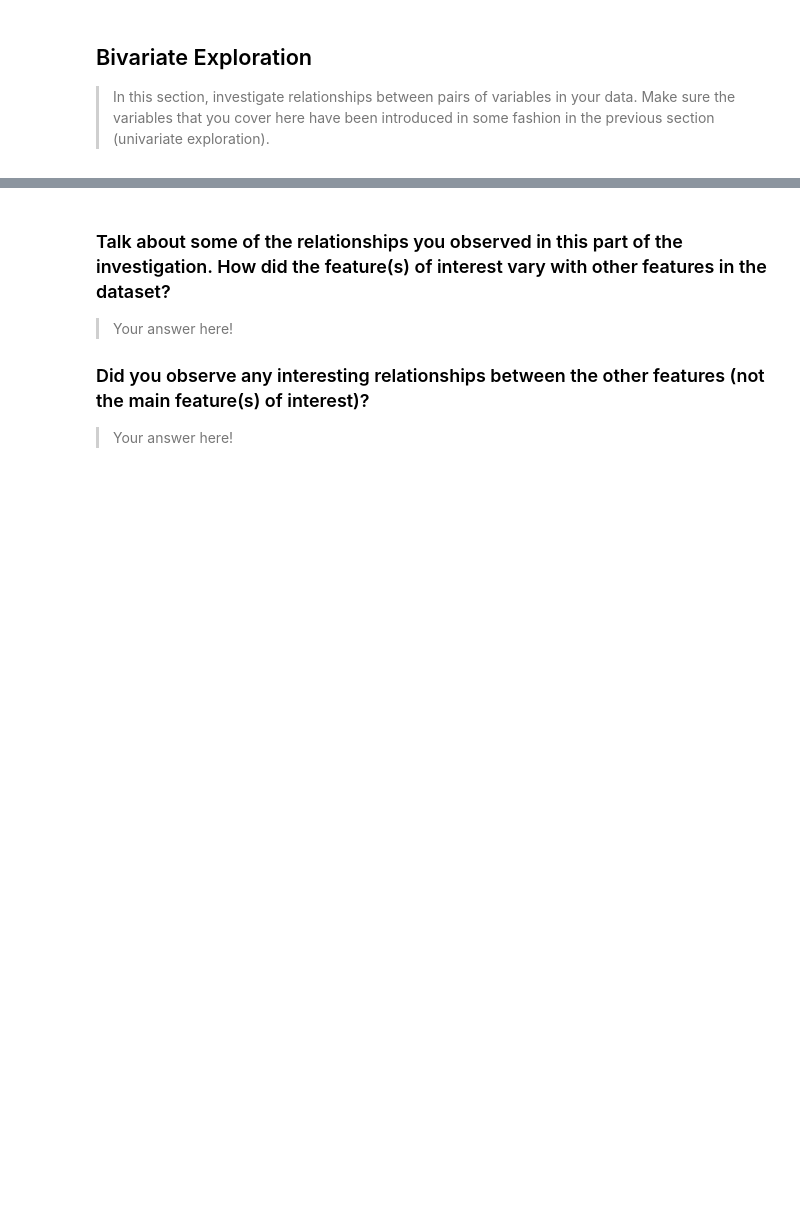
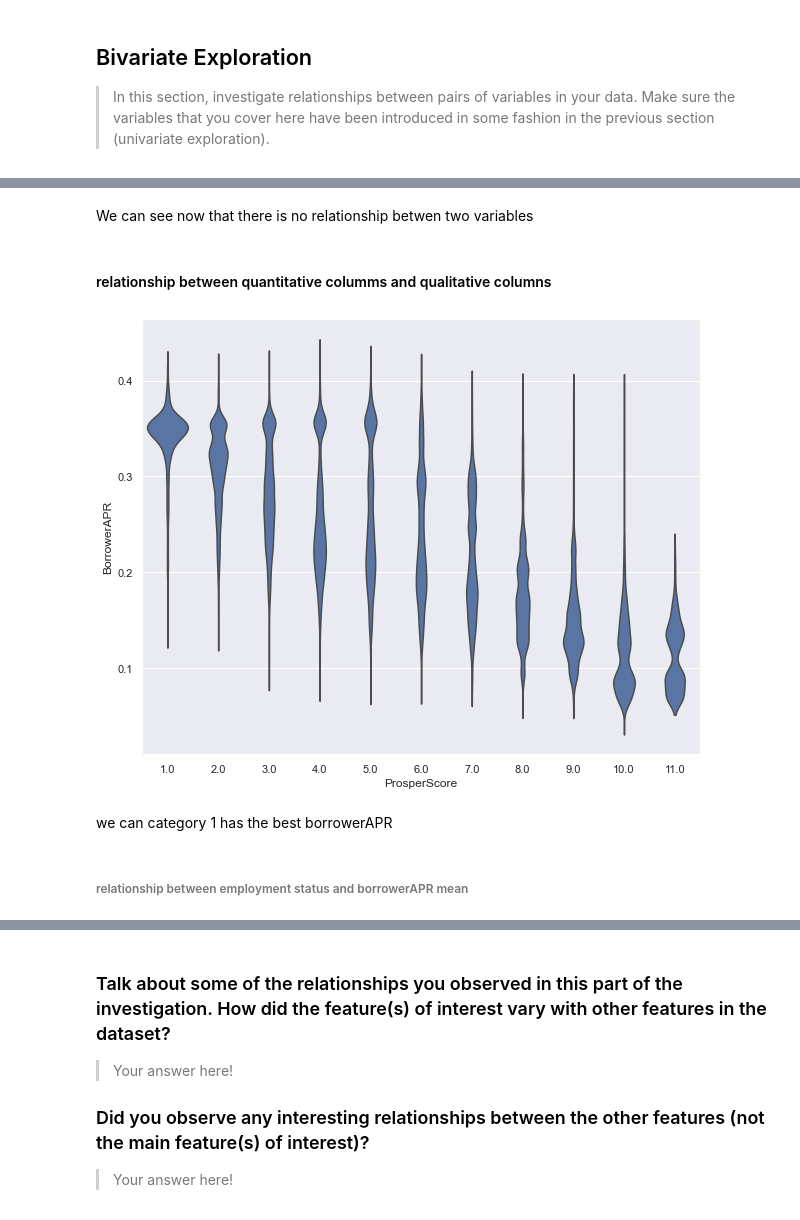
Before and after one commit to skevin-dev/communicate-data-findings, a Jupyter notebook: Notebooks/Part_I_exploration_data_analysis.ipynb, the cells around one changed output, grey strips where cells are left out. Cells and saved outputs as stored; diff of their text form; code cells hidden in the pictures; blank space fills up the shorter version.

```diff
--- a/Notebooks/Part_I_exploration_data_analysis.ipynb
+++ b/Notebooks/Part_I_exploration_data_analysis.ipynb
@@ -265,0 +323,13 @@ fashion in the previous section (univariate exploration).
+# %% [markdown]
+We can see now that there is no relationship betwen two variables
+# %% [markdown]
+#### relationship between quantitative columms and qualitative columns
+# %%
+plt.figure(figsize=(10,8))
+sb.violinplot(data=df_used_cols, x='ProsperScore', y='BorrowerAPR',color=sb.color_palette()[0], inner=None);
+# %% [output]
+[figure, added]
+# %% [markdown]
+we can category 1 has the best borrowerAPR
+# %% [markdown]
+###### relationship between employment status and borrowerAPR mean
```
Also changed, not shown: parts of 22 cells of this notebook.
